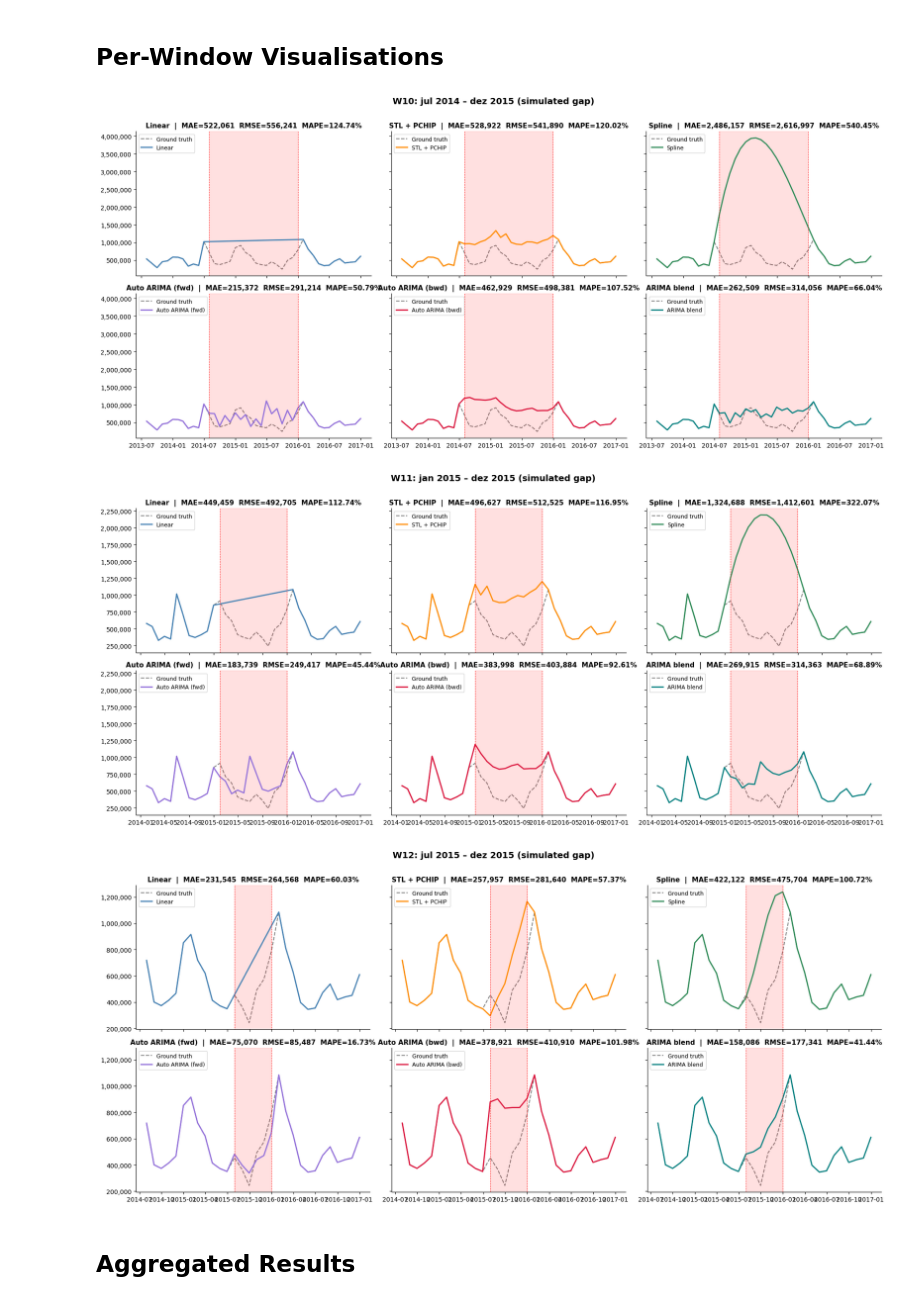
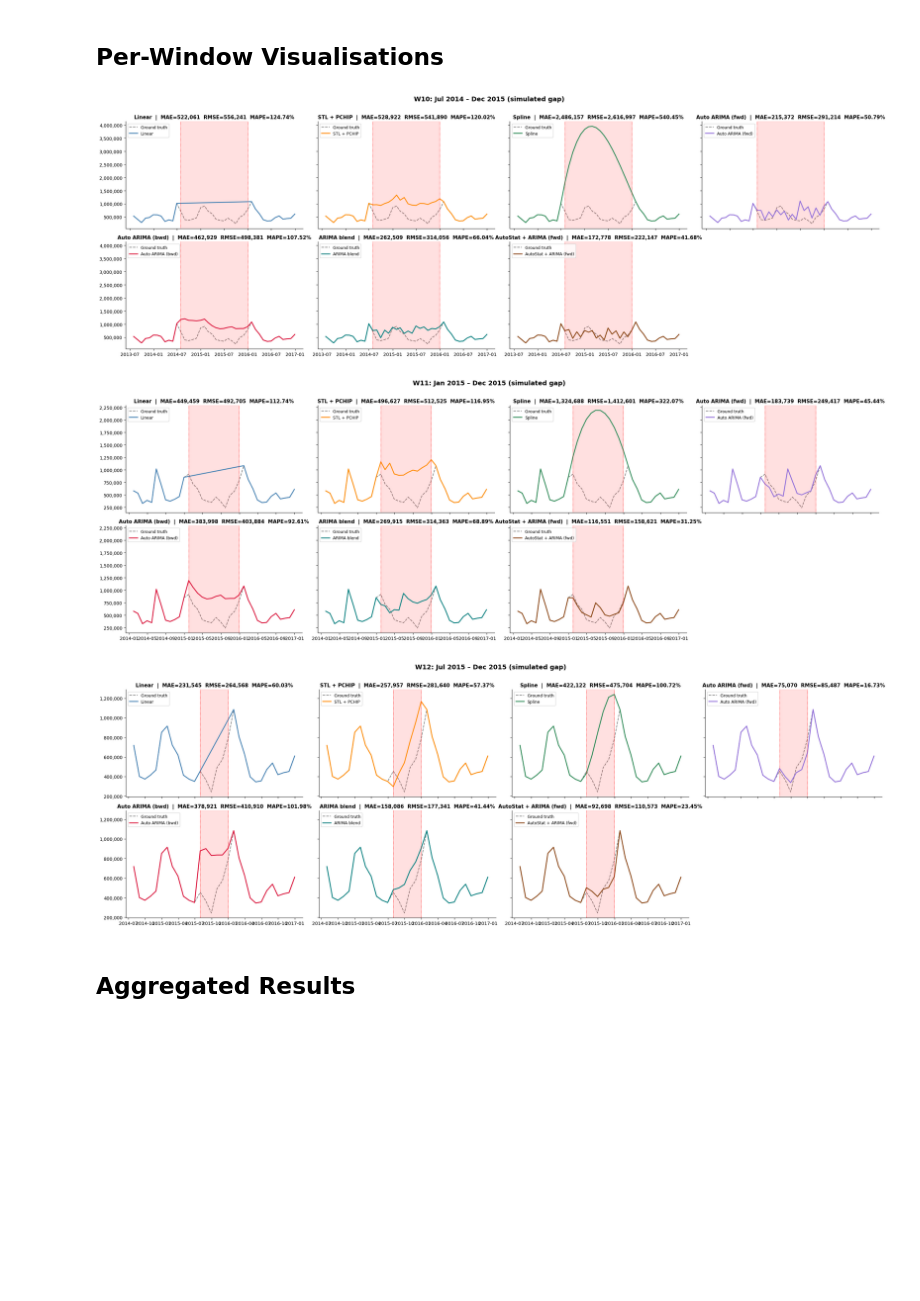
Before and after one commit to Gbrlmoraes/brazil_tourism_forecasting_benchmark, a Jupyter notebook: notebooks/4_working_with_pandemic_data.ipynb, the cells around one changed output. Saved outputs shown, nothing was run; the diff lists cells and outputs as text; code cells hidden in the pictures; blank space fills up the shorter version.

```diff
--- a/notebooks/4_working_with_pandemic_data.ipynb
+++ b/notebooks/4_working_with_pandemic_data.ipynb
@@ -40,3 +61,25 @@ sns.set_palette('colorblind')
+# %%
+import sys
+
+# Helpers credited to: Joseph, M. & Tackes, J. "Modern Time Series Forecasting with
+# Python", 2nd ed. (Packt, 2024) — MIT License
+# github.com/PacktPublishing/Modern-Time-Series-Forecasting-with-Python-2E
+MTSF_REPO_PATH = os.getenv(
+    'MTSF_REPO_PATH',
+    os.path.join(
+        os.path.dirname(ROOT_PATH), 'Modern-Time-Series-Forecasting-with-Python-2E'
+    ),
+)
+if MTSF_REPO_PATH not in sys.path:
+    sys.path.insert(0, MTSF_REPO_PATH)
+
+from src.transforms.target_transformations import (  # noqa: E402
+    AutoStationaryTransformer,
+    BoxCoxTransformer,
+)
+
+SEASONAL_PERIOD = 12
+FREQ = 'ME'
 # %% [markdown]
 ## Data Import
 # %%
@@ -441,7 +567,7 @@ print('  BENCHMARK METHODOLOGY')
 print(f'{"=" * 75}')
 print(
     """
-  For each pre-COVID window we mask the gap, impute it with six methods, and
+  For each pre-COVID window we mask the gap, impute it with seven methods, and
   score the result two ways:
 
   RECONSTRUCTION metrics  - how close the imputation is to the real gap values.
@@ -539,6 +665,16 @@ for win_name, gap_start, gap_end in WINDOWS:
     s_arima_blend = apply_arima_blend(masked, gap_mask, forecast_fwd, forecast_bwd)
     pred_arima_blend = s_arima_blend[gap_mask].values
 
+    # AutoML: AutoStationaryTransformer fitted on pre-gap data only (leakage-free)
+    s_ast, ast_fitted, ast_arima_model = apply_auto_stationary_arima(
+        masked, gap_mask, pre_gap_end
+    )
+    pred_ast = s_ast[gap_mask].values
+    print(
+        f'  AutoStat pipeline:      {describe_pipeline(ast_fitted)}  |  '
+        f'ARIMA {ast_arima_model.order} x {ast_arima_model.seasonal_order}'
+    )
+
     # ---- Leakage-free imputations for the downstream metric ----
     # Only build these if the test window fits inside the pre-COVID region; otherwise
     # there's no downstream metric to compute for this window.
@@ -567,6 +703,7 @@ for win_name, gap_start, gap_end in WINDOWS:
         'Auto ARIMA (fwd)': s_arima_fwd,
         'Auto ARIMA (bwd)': s_arima_bwd,
         'ARIMA blend': s_arima_blend,
+        'AutoStat + ARIMA (fwd)': s_ast,
     }
 
     # ---- Oracle baseline (real gap values, same downstream geometry) ----
@@ -591,6 +728,7 @@ for win_name, gap_start, gap_end in WINDOWS:
         ('Auto ARIMA (fwd)', pred_arima_fwd, s_arima_fwd),
         ('Auto ARIMA (bwd)', pred_arima_bwd, s_arima_bwd_lf),
         ('ARIMA blend', pred_arima_blend, s_arima_blend_lf),
+        ('AutoStat + ARIMA (fwd)', pred_ast, s_ast),
     ]
 
     print('\n' + metric_header())
@@ -672,6 +810,7 @@ METHODS_TO_PLOT = [
     'Auto ARIMA (fwd)',
     'Auto ARIMA (bwd)',
     'ARIMA blend',
+    'AutoStat + ARIMA (fwd)',
 ]
 
 for win_name, gap_start, gap_end in WINDOWS[-N_PER_WINDOW_PLOTS:]:
@@ -680,7 +819,7 @@ for win_name, gap_start, gap_end in WINDOWS[-N_PER_WINDOW_PLOTS:]:
     plot_start = gap_start - PLOT_BUFFER
     plot_end = gap_end + PLOT_BUFFER
 
-    fig, axes = plt.subplots(2, 3, figsize=(18, 8), sharex=True, sharey=True)
+    fig, axes = plt.subplots(2, 4, figsize=(24, 8), sharex=True, sharey=True)
     axes = axes.flatten()
 
     for ax, method_name in zip(axes, METHODS_TO_PLOT):
@@ -708,36 +847,39 @@ for win_name, gap_start, gap_end in WINDOWS[-N_PER_WINDOW_PLOTS:]:
             zorder=2,
         )
         # gap region highlight
         ax.axvspan(gap_start, gap_end, alpha=0.12, color='red')
         ax.axvline(gap_start, color='red', linestyle=':', linewidth=1)
         ax.axvline(gap_end, color='red', linestyle=':', linewidth=1)
 
         # metrics annotation
         win_metrics = results_df[
             (results_df['Window'] == win_name) & (results_df['Method'] == method_name)
         ].iloc[0]
         ax.set_title(
             f'{method_name}  |  MAE={win_metrics["MAE"]:,.0f}  '
             f'RMSE={win_metrics["RMSE"]:,.0f}  MAPE={win_metrics["MAPE"]:.2f}%',
             fontsize=11,
             fontweight='bold',
         )
         ax.yaxis.set_major_formatter(plt.FuncFormatter(lambda x, _: f'{int(x):,}'))
         ax.legend(loc='upper left', fontsize=9, frameon=True)
         sns.despine(ax=ax)
 
+    for ax in axes[len(METHODS_TO_PLOT) :]:
+        ax.set_visible(False)
+
     fig.suptitle(
         f'{win_name}: {gap_start.strftime("%b %Y")} – {gap_end.strftime("%b %Y")} (simulated gap)',
         fontsize=14,
         fontweight='bold',
         y=1.01,
     )
     plt.tight_layout()
     plt.show()
 # %% [output]
-[figure, old version]
+[figure, new version]
-[figure, old version]
+[figure, new version]
-[figure, old version]
+[figure, new version]
 # %% [markdown]
 ## Aggregated Results
 # %%
```
Also changed, not shown: parts of 18 cells of this notebook.
